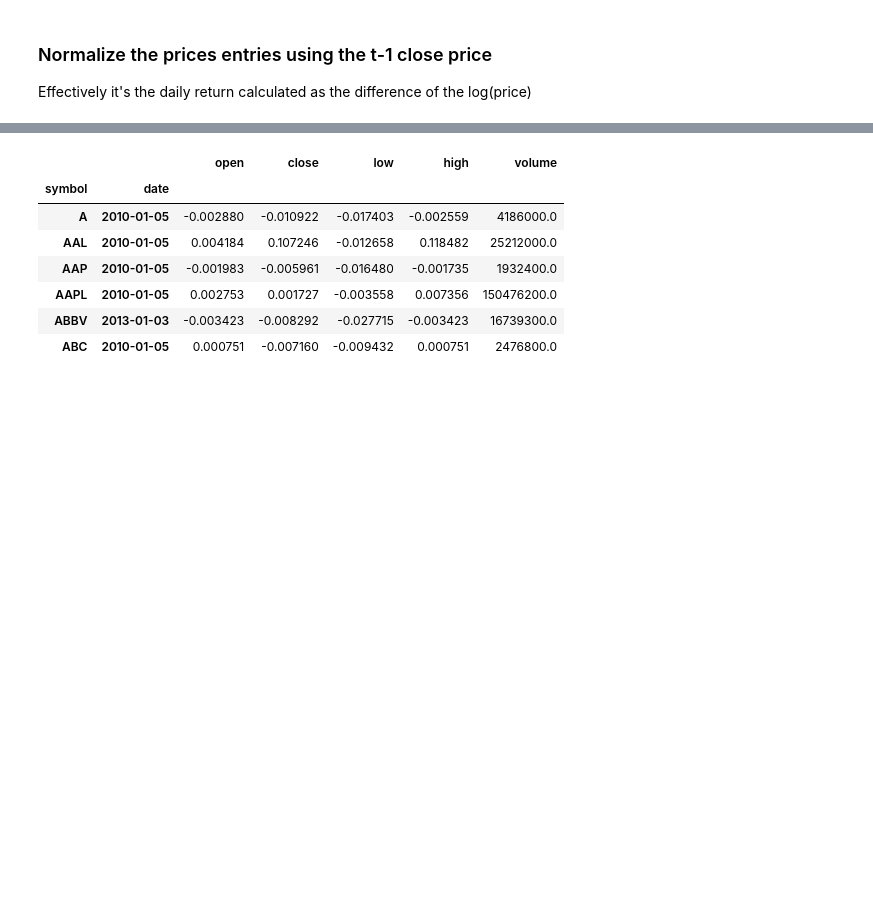
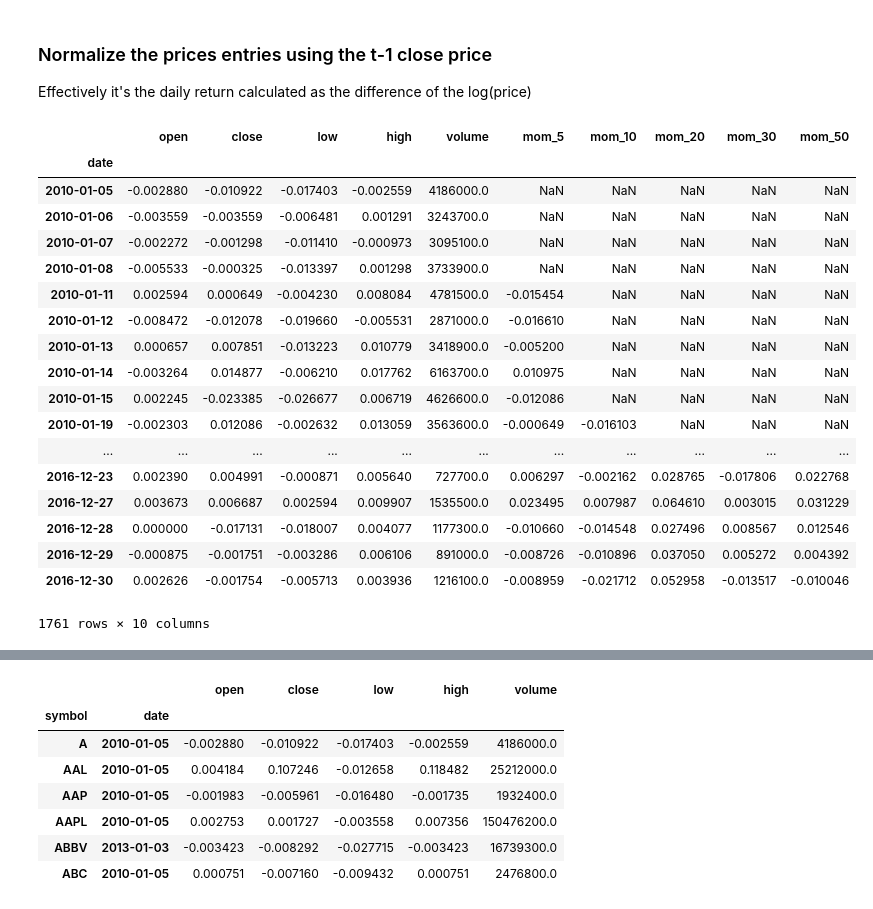
Before and after one commit to marshallratliff/W207_Final_Project, a Jupyter notebook: Final_Project_Analysis_Marcus.ipynb, the cells around one changed output, grey strips where cells are left out. Saved outputs shown, nothing was run; the diff lists cells and outputs as text; code cells hidden in the pictures; blank space fills up the shorter version.

```diff
--- a/Final_Project_Analysis_Marcus.ipynb
+++ b/Final_Project_Analysis_Marcus.ipynb
@@ -47,3 +61,35 @@ log_ret.drop(labels=['close_m1'], axis='columns', inplace=True)
 # Drop the first entry for each ticker
 idx = log_ret.groupby('symbol').head(1).index
 log_ret.drop(labels=idx, axis='index', inplace=True)
+# %%
+# Some feature engineering
+
+for s in symbols[:3]:
+    for period in [5, 10, 20, 30, 50]:
+
+        # Momentum
+        exec("""log_ret.loc[s, 'mom_%s'] = log_ret.loc[s, 'close'].rolling(period).sum().values"""  % period)
+# %%
+log_ret.loc[s, 'mom_5'] = log_ret.loc['A', 'close'].rolling(5).sum().values
+# %%
+log_ret.loc['A']
+# %% [output]
+|  | open | close | low | high | volume | mom_5 | mom_10 | mom_20 | mom_30 | mom_50 |
+| date |  |  |  |  |  |  |  |  |  |  |
+| 2010-01-05 | -0.002880 | -0.010922 | -0.017403 | -0.002559 | 4186000.0 | NaN | NaN | NaN | NaN | NaN |
+| 2010-01-06 | -0.003559 | -0.003559 | -0.006481 | 0.001291 | 3243700.0 | NaN | NaN | NaN | NaN | NaN |
+| 2010-01-07 | -0.002272 | -0.001298 | -0.011410 | -0.000973 | 3095100.0 | NaN | NaN | NaN | NaN | NaN |
+| 2010-01-08 | -0.005533 | -0.000325 | -0.013397 | 0.001298 | 3733900.0 | NaN | NaN | NaN | NaN | NaN |
+| 2010-01-11 | 0.002594 | 0.000649 | -0.004230 | 0.008084 | 4781500.0 | -0.015454 | NaN | NaN | NaN | NaN |
+| 2010-01-12 | -0.008472 | -0.012078 | -0.019660 | -0.005531 | 2871000.0 | -0.016610 | NaN | NaN | NaN | NaN |
+| 2010-01-13 | 0.000657 | 0.007851 | -0.013223 | 0.010779 | 3418900.0 | -0.005200 | NaN | NaN | NaN | NaN |
+| 2010-01-14 | -0.003264 | 0.014877 | -0.006210 | 0.017762 | 6163700.0 | 0.010975 | NaN | NaN | NaN | NaN |
+| 2010-01-15 | 0.002245 | -0.023385 | -0.026677 | 0.006719 | 4626600.0 | -0.012086 | NaN | NaN | NaN | NaN |
+| 2010-01-19 | -0.002303 | 0.012086 | -0.002632 | 0.013059 | 3563600.0 | -0.000649 | -0.016103 | NaN | NaN | NaN |
+| ... | ... | ... | ... | ... | ... | ... | ... | ... | ... | ... |
+| 2016-12-23 | 0.002390 | 0.004991 | -0.000871 | 0.005640 | 727700.0 | 0.006297 | -0.002162 | 0.028765 | -0.017806 | 0.022768 |
+| 2016-12-27 | 0.003673 | 0.006687 | 0.002594 | 0.009907 | 1535500.0 | 0.023495 | 0.007987 | 0.064610 | 0.003015 | 0.031229 |
+| 2016-12-28 | 0.000000 | -0.017131 | -0.018007 | 0.004077 | 1177300.0 | -0.010660 | -0.014548 | 0.027496 | 0.008567 | 0.012546 |
+| 2016-12-29 | -0.000875 | -0.001751 | -0.003286 | 0.006106 | 891000.0 | -0.008726 | -0.010896 | 0.037050 | 0.005272 | 0.004392 |
+| 2016-12-30 | 0.002626 | -0.001754 | -0.005713 | 0.003936 | 1216100.0 | -0.008959 | -0.021712 | 0.052958 | -0.013517 | -0.010046 |
+1761 rows × 10 columns
```
Also changed, not shown: parts of 23 cells of this notebook.
